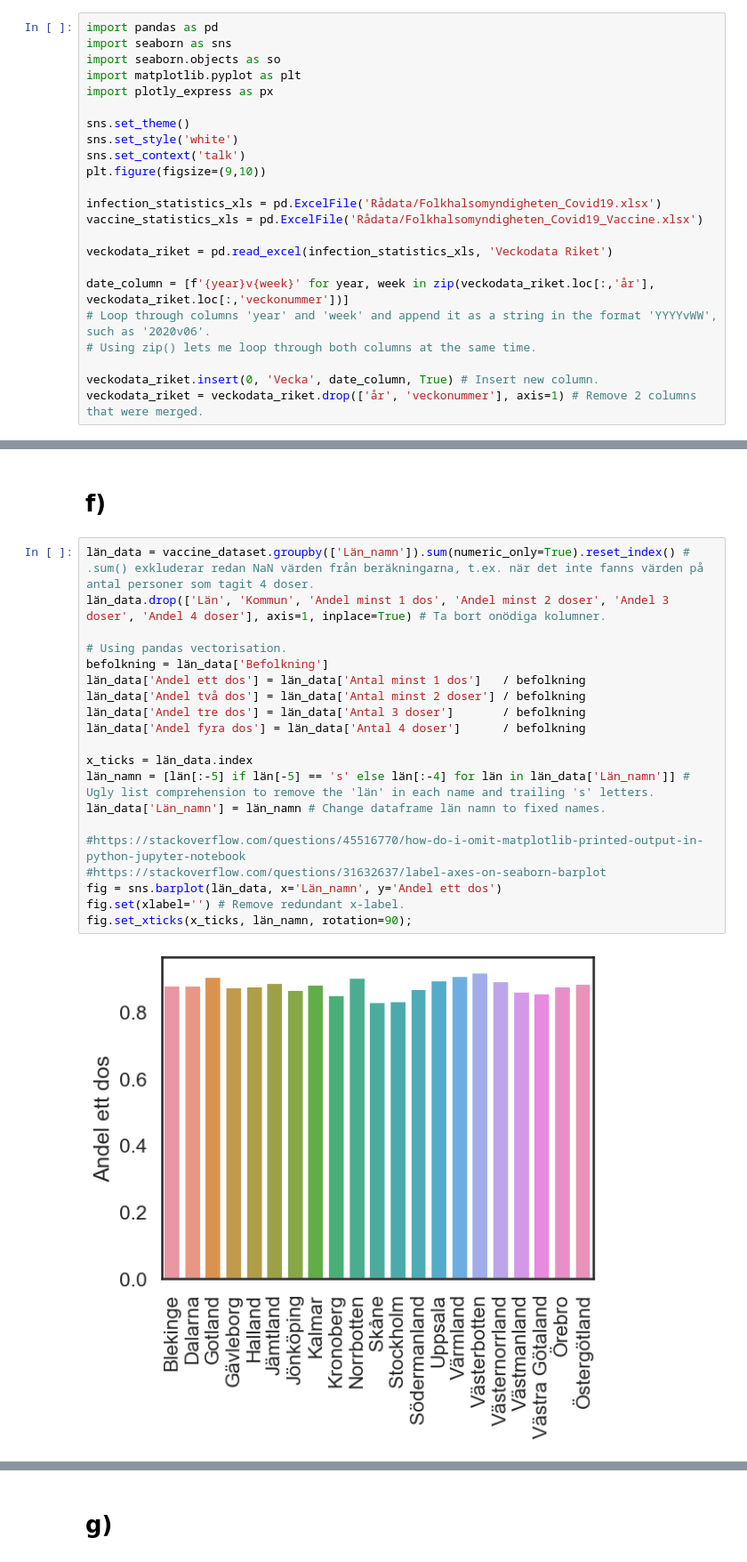
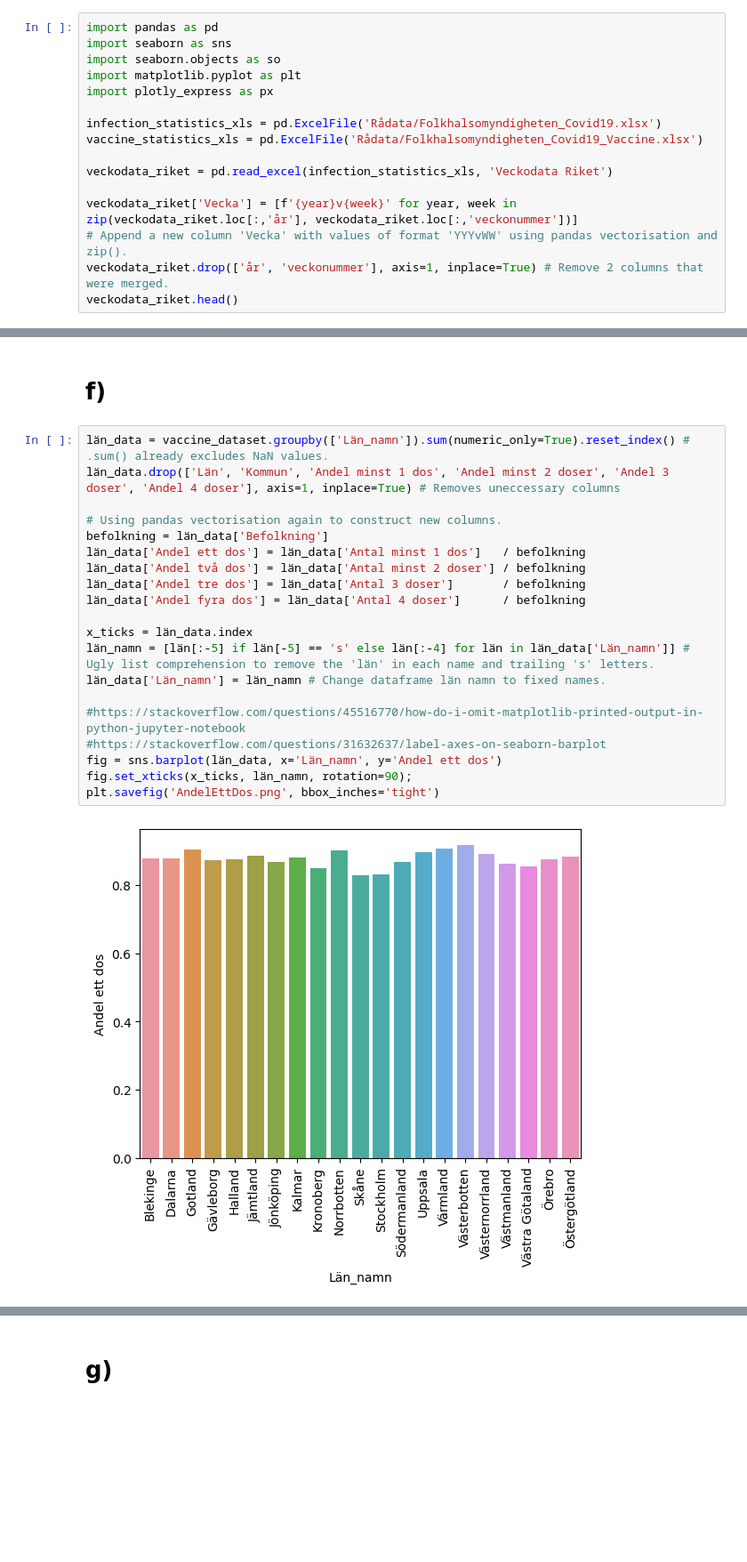
Before and after one commit to GuillermoTuesta/Python-GuillermoTuesta, a Jupyter notebook: IT-Högskolan/Labs/Covid19 - Labb4/Folkhälso data (U1-2).ipynb, the cells around one changed output, grey strips where cells are left out. Shown: that part at 89% size. Cells and saved outputs as stored; diff of their text form; blank space fills up the shorter version.

```diff
--- a/IT-Högskolan/Labs/Covid19 - Labb4/Folkhälso data (U1-2).ipynb
+++ b/IT-Högskolan/Labs/Covid19 - Labb4/Folkhälso data (U1-2).ipynb
@@ -5,20 +8,13 @@ import seaborn.objects as so
 import matplotlib.pyplot as plt
 import plotly_express as px
 
-sns.set_theme()
-sns.set_style('white')
-sns.set_context('talk')
-plt.figure(figsize=(9,10))
-
 infection_statistics_xls = pd.ExcelFile('Rådata/Folkhalsomyndigheten_Covid19.xlsx')
 vaccine_statistics_xls = pd.ExcelFile('Rådata/Folkhalsomyndigheten_Covid19_Vaccine.xlsx')
 
 veckodata_riket = pd.read_excel(infection_statistics_xls, 'Veckodata Riket')
 
-date_column = [f'{year}v{week}' for year, week in zip(veckodata_riket.loc[:,'år'], veckodata_riket.loc[:,'veckonummer'])]
-# Loop through columns 'year' and 'week' and append it as a string in the format 'YYYYvWW', such as '2020v06'.
-# Using zip() lets me loop through both columns at the same time.
-
-veckodata_riket.insert(0, 'Vecka', date_column, True) # Insert new column.
-veckodata_riket = veckodata_riket.drop(['år', 'veckonummer'], axis=1) # Remove 2 columns that were merged.
+veckodata_riket['Vecka'] = [f'{year}v{week}' for year, week in zip(veckodata_riket.loc[:,'år'], veckodata_riket.loc[:,'veckonummer'])]
+# Append a new column 'Vecka' with values of format 'YYYvWW' using pandas vectorisation and zip().
+veckodata_riket.drop(['år', 'veckonummer'], axis=1, inplace=True) # Remove 2 columns that were merged.
+veckodata_riket.head()
 # %% [output]
@@ -99,27 +75,27 @@ px.pie(age_groups, names='Ålder', values='Befolkning', title='Age distribution
 # %% [markdown]
 # f)
 # %%
-län_data = vaccine_dataset.groupby(['Län_namn']).sum(numeric_only=True).reset_index() # .sum() exkluderar redan NaN värden från beräkningarna, t.ex. när det inte fanns värden på antal personer som tagit 4 doser.
-län_data.drop(['Län', 'Kommun', 'Andel minst 1 dos', 'Andel minst 2 doser', 'Andel 3 doser', 'Andel 4 doser'], axis=1, inplace=True) # Ta bort onödiga kolumner.
+län_data = vaccine_dataset.groupby(['Län_namn']).sum(numeric_only=True).reset_index() # .sum() already excludes NaN values.
+län_data.drop(['Län', 'Kommun', 'Andel minst 1 dos', 'Andel minst 2 doser', 'Andel 3 doser', 'Andel 4 doser'], axis=1, inplace=True) # Removes uneccessary columns
 
-# Using pandas vectorisation.
+# Using pandas vectorisation again to construct new columns.
 befolkning = län_data['Befolkning']
 län_data['Andel ett dos'] = län_data['Antal minst 1 dos']   / befolkning
 län_data['Andel två dos'] = län_data['Antal minst 2 doser'] / befolkning
 län_data['Andel tre dos'] = län_data['Antal 3 doser']       / befolkning
 län_data['Andel fyra dos'] = län_data['Antal 4 doser']      / befolkning
 
 x_ticks = län_data.index
 län_namn = [län[:-5] if län[-5] == 's' else län[:-4] for län in län_data['Län_namn']] # Ugly list comprehension to remove the 'län' in each name and trailing 's' letters.
 län_data['Län_namn'] = län_namn # Change dataframe län namn to fixed names.
 
 #https://stackoverflow.com/questions/45516770/how-do-i-omit-matplotlib-printed-output-in-python-jupyter-notebook
 #https://stackoverflow.com/questions/31632637/label-axes-on-seaborn-barplot
 fig = sns.barplot(län_data, x='Län_namn', y='Andel ett dos')
-fig.set(xlabel='') # Remove redundant x-label.
 fig.set_xticks(x_ticks, län_namn, rotation=90);
+plt.savefig('AndelEttDos.png', bbox_inches='tight')
 # %% [output]
-[figure, old version]
+[figure, new version]
 # %%
 fig = sns.barplot(län_data, x='Län_namn', y='Andel två dos')
 fig.set_xticks(x_ticks, län_namn, rotation=90);
```
Also changed, not shown: parts of 18 cells of this notebook, 10 other files.
